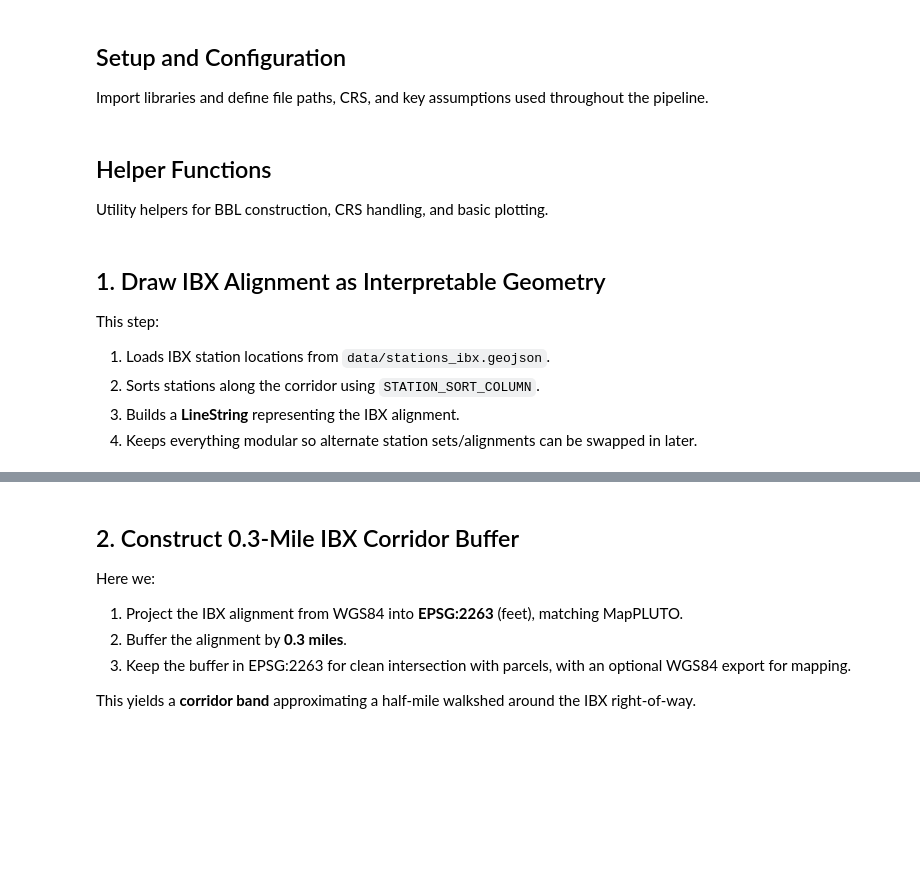
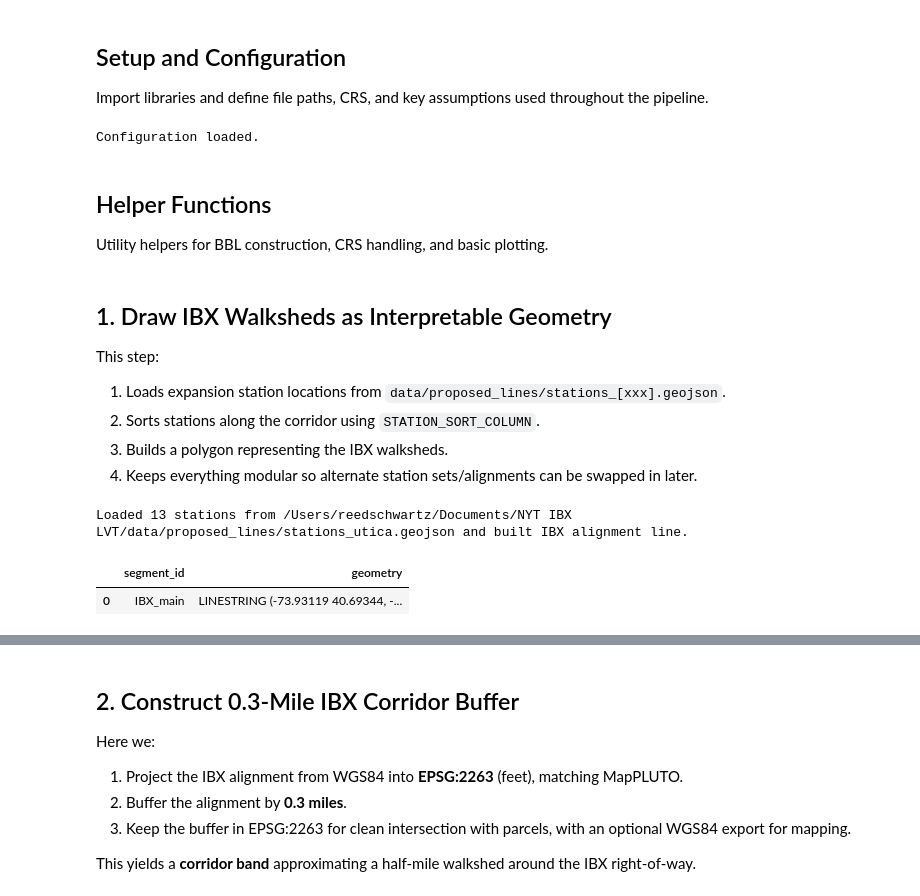
Before and after one commit to reedschwartz/NYT-IBX-LVT, a Jupyter notebook: notebooks/IBX Land Value Pipeline.ipynb, the cells around one changed output, grey strips where cells are left out. Cells and saved outputs as stored; diff of their text form; code cells hidden in the pictures; blank space fills up the shorter version.

Commit message:
Added Utica and made slightly more modular

```diff
--- a/notebooks/IBX Land Value Pipeline.ipynb
+++ b/notebooks/IBX Land Value Pipeline.ipynb
@@ -91,6 +40,7 @@ from dotenv import load_dotenv
 import numpy as np
 import pandas as pd
 import geopandas as gpd
+from shapely import union_all
 from shapely.geometry import LineString
 import matplotlib.pyplot as plt
 import contextily as ctx
@@ -105,8 +55,9 @@ PROJECT_ROOT = Path.cwd().parent
 DATA_DIR = PROJECT_ROOT / "data"
 
 
-# IBX station locations (authoritative station geometry)
-STATIONS_PATH = DATA_DIR / "stations_ibx.geojson"
+# Proposed line station locations (authoritative station geometry) - Change for alternate expansions
+STATIONS_PATH = DATA_DIR / "proposed_lines/stations_utica.geojson"
+EXPANSION_NAME = "utica"
 
 # MapPLUTO: FileGDB folder and layer name
 PLUTO_FGDB_PATH = DATA_DIR / "nyc_mappluto_25v3_fgdb/MapPLUTO25v3.gdb"
@@ -121,13 +72,13 @@ VALUATION_CSV_PATH = DATA_DIR / "DoF Valuation Data.csv"
 CRS_WGS84 = "EPSG:4326"  # geographic (lat/lon) for stations / maps
 CRS_NY_FT = "EPSG:2263"  # NAD83 / New York Long Island (US feet); MapPLUTO native
 
-# Walkshed buffer in feet
-WALKSHED_FEET = 0.3 * 5280  # 2,640 ft
-
+# Walkshed buffer / in feet
+WALKSHED_MILES = 0.3
+WALKSHED_FEET = WALKSHED_MILES * 5280  # convert to feet
 # ------------------------------------------------------------------
 # IBX alignment construction config
 # ------------------------------------------------------------------
-# Column used to sort stations along the IBX alignment. Must exist in stations_ibx.geojson.
+# Column used to sort stations along the expansion alignment. Must exist in stations_[xxx].geojson.
 STATION_SORT_COLUMN = "order"  # e.g., 'sequence', 'order', etc.
 
 # ------------------------------------------------------------------
@@ -164,7 +115,7 @@ PLUTO_OWNER_COL = "OwnerType"
 PLUTO_LANDUSE_COL = "LandUse"
 
 # ------------------------------------------------------------------
-# Gupta-style value capture assumptions
+# Gupta value capture assumptions
 # ------------------------------------------------------------------
 # Fraction of incremental market value captured (present value) by existing NYC tax system.
 PASSIVE_CAPTURE_SHARE = 0.306
@@ -179,7 +130,9 @@ HORIZON_YEARS = 30  # years
 # Uplift rates to analyze
 UPLIFT_RATES = [0.04, 0.06, 0.08, 0.10]
 
-print("Configuration loaded. Make sure paths and column names match local data.")
+print("Configuration loaded.")
+# %% [output]
+Configuration loaded.
 # %% [markdown]
 ## Helper Functions
 
@@ -257,13 +210,13 @@ def quick_plot_base(parcels: gpd.GeoDataFrame, title: str = "", figsize=(8, 8)):
     plt.axis("equal")
     return ax
 # %% [markdown]
-## 1. Draw IBX Alignment as Interpretable Geometry
+## 1. Draw IBX Walksheds as Interpretable Geometry
 
 This step:
 
-1. Loads IBX station locations from `data/stations_ibx.geojson`.
+1. Loads expansion station locations from `data/proposed_lines/stations_[xxx].geojson`.
 2. Sorts stations along the corridor using `STATION_SORT_COLUMN`.
-3. Builds a **LineString** representing the IBX alignment.
+3. Builds a polygon representing the IBX walksheds.
 4. Keeps everything modular so alternate station sets/alignments can be swapped in later.
 # %%
 # This cell defines functions to load station points and construct the IBX alignment line.
@@ -272,7 +225,7 @@ This step:
 def load_stations(
     stations_path: Path, sort_col: str = STATION_SORT_COLUMN
 ) -> gpd.GeoDataFrame:
-    """Load IBX station points from stations_ibx.geojson and sort them along the corridor.
+    """Load expansion station points from stations_[xxx].geojson and sort them along the corridor.
 
     The GeoJSON is assumed to contain:
       - Point geometries for each proposed IBX station.
@@ -281,31 +234,35 @@ def load_stations(
     gdf = gpd.read_file(stations_path)
     if sort_col not in gdf.columns:
         raise KeyError(
             f"Station sort column '{sort_col}' not found in {stations_path}. Columns: {list(gdf.columns)}"
         )
     gdf = gdf.sort_values(sort_col).reset_index(drop=True)
     if gdf.crs is None:
         gdf = gdf.set_crs(CRS_WGS84)
     return gdf
 
 
 def build_alignment_line(stations_gdf: gpd.GeoDataFrame) -> gpd.GeoDataFrame:
     """Construct a LineString alignment from ordered station points."""
     line = LineString(list(stations_gdf.geometry))
     alignment = gpd.GeoDataFrame(
         pd.DataFrame({"segment_id": ["IBX_main"]}),
         geometry=[line],
         crs=stations_gdf.crs,
     )
     return alignment
 
 
 # Execute step 1
 stations_gdf = load_stations(STATIONS_PATH, sort_col=STATION_SORT_COLUMN)
 alignment_gdf = build_alignment_line(stations_gdf)
 
 print(
     f"Loaded {len(stations_gdf)} stations from {STATIONS_PATH} and built IBX alignment line."
 )
 alignment_gdf.head()
+# %% [output]
+Loaded 13 stations from /Users/reedschwartz/Documents/NYT IBX LVT/data/proposed_lines/stations_utica.geojson and built IBX alignment line.
+|  | segment_id | geometry |
+| 0 | IBX_main | LINESTRING (-73.93119 40.69344, -... |
 # %%
```
Also changed, not shown: parts of 13 cells of this notebook.
